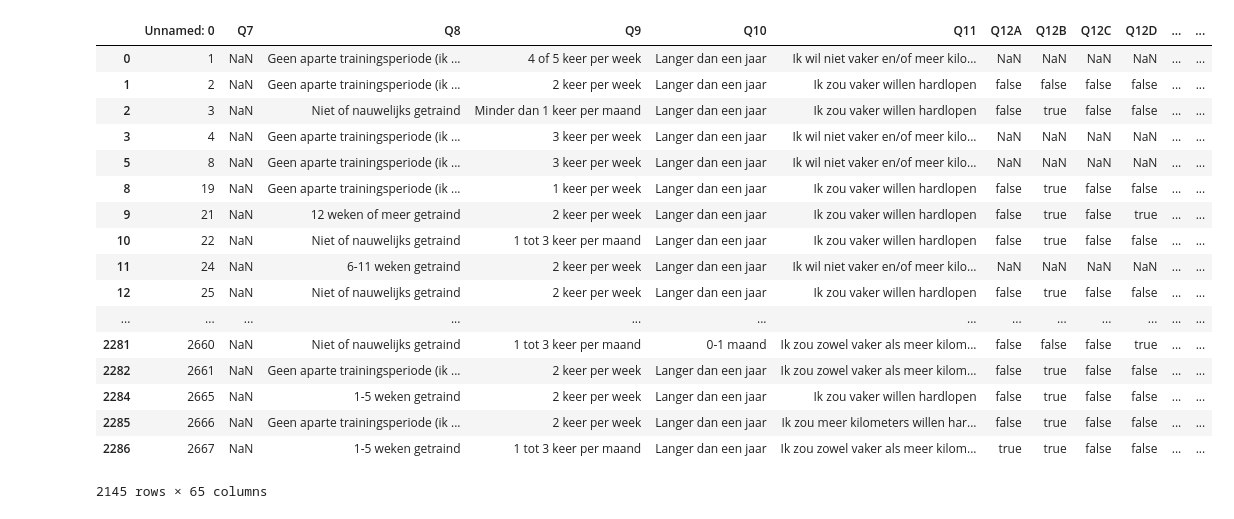
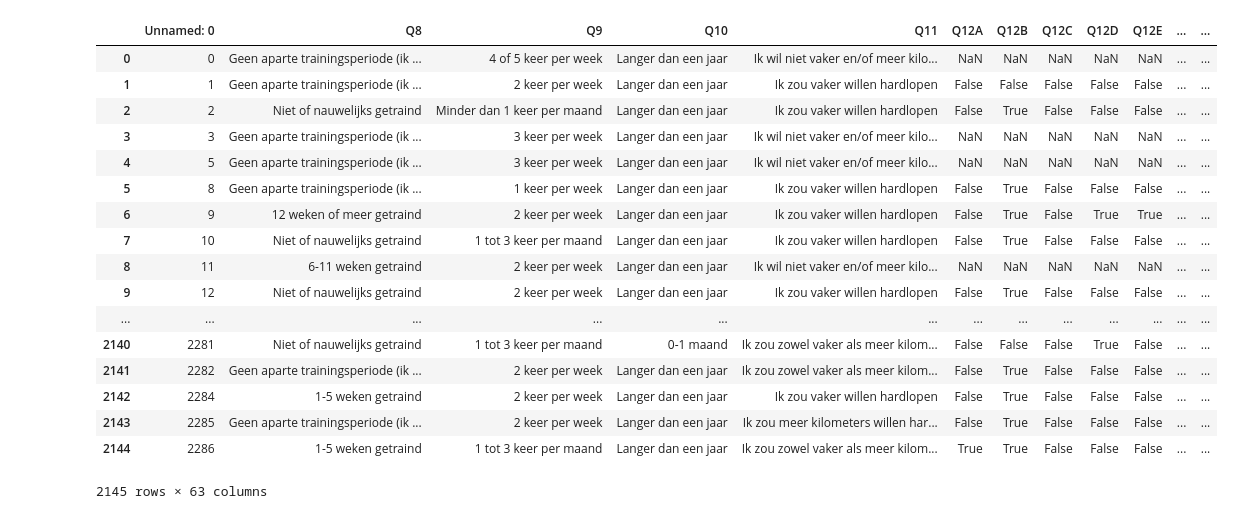
Before and after one commit to RoelvdBurght/Leren_Beslissen, a Jupyter notebook: Roos/bewerken_data.ipynb, the cells around one changed output. Cells and saved outputs as stored; diff of their text form; code cells hidden in the pictures.

```diff
--- a/Roos/bewerken_data.ipynb
+++ b/Roos/bewerken_data.ipynb
@@ -1,43 +1,39 @@
 # %%
 import pandas as pd
 import numpy as np
 
-data = pd.read_csv("relevantQs.csv", delimiter=',')
+#data = pd.read_csv("relevantQs.csv", delimiter=',')
+data = pd.read_csv("/Users/RoosRiemersma/Documents/KI/jemoer/Leren_Beslissen/Roos/relevantQs.csv", delimiter=',')
+
+clean_data = pd.read_csv("/Users/RoosRiemersma/Documents/KI/jemoer/Leren_Beslissen/Data/clean_data.csv", delimiter=',')
 
 data = data.replace(" ", np.nan)
 data.Q50 = data['Q50'].replace(",", ".")
 
 nan = [index for index, row in data.iterrows() if row.isnull().sum() > 70]
 data = data.drop(data.index[nan])
-data
 
 alt_columns = [column for column in data.columns.values if column[-3:] == 'alt']
 
 data = data.drop(alt_columns, axis=1)
 
-#data[alt_columns] = data[alt_columns].replace(np.nan, 0)
-
-#for key, value in data[alt_columns].iteritems():
-#    for item in value:
-#        if item != 0:
-#            data[alt_columns] = data[alt_columns].replace(item, 1)
-data
+clean_data
 # %% [output]
-|  | Unnamed: 0 | Q7 | Q8 | Q9 | Q10 | Q11 | Q12A | Q12B | Q12C | Q12D | ... | ... |
-| 0 | 1 | NaN | Geen aparte trainingsperiode (ik ... | 4 of 5 keer per week | Langer dan een jaar | Ik wil niet vaker en/of meer kilo... | NaN | NaN | NaN | NaN | ... | ... |
-| 1 | 2 | NaN | Geen aparte trainingsperiode (ik ... | 2 keer per week | Langer dan een jaar | Ik zou vaker willen hardlopen | false | false | false | false | ... | ... |
-| 2 | 3 | NaN | Niet of nauwelijks getraind | Minder dan 1 keer per maand | Langer dan een jaar | Ik zou vaker willen hardlopen | false | true | false | false | ... | ... |
-| 3 | 4 | NaN | Geen aparte trainingsperiode (ik ... | 3 keer per week | Langer dan een jaar | Ik wil niet vaker en/of meer kilo... | NaN | NaN | NaN | NaN | ... | ... |
-| 5 | 8 | NaN | Geen aparte trainingsperiode (ik ... | 3 keer per week | Langer dan een jaar | Ik wil niet vaker en/of meer kilo... | NaN | NaN | NaN | NaN | ... | ... |
-| 8 | 19 | NaN | Geen aparte trainingsperiode (ik ... | 1 keer per week | Langer dan een jaar | Ik zou vaker willen hardlopen | false | true | false | false | ... | ... |
-| 9 | 21 | NaN | 12 weken of meer getraind | 2 keer per week | Langer dan een jaar | Ik zou vaker willen hardlopen | false | true | false | true | ... | ... |
-| 10 | 22 | NaN | Niet of nauwelijks getraind | 1 tot 3 keer per maand | Langer dan een jaar | Ik zou vaker willen hardlopen | false | true | false | false | ... | ... |
-| 11 | 24 | NaN | 6-11 weken getraind | 2 keer per week | Langer dan een jaar | Ik wil niet vaker en/of meer kilo... | NaN | NaN | NaN | NaN | ... | ... |
-| 12 | 25 | NaN | Niet of nauwelijks getraind | 2 keer per week | Langer dan een jaar | Ik zou vaker willen hardlopen | false | true | false | false | ... | ... |
+|  | Unnamed: 0 | Q8 | Q9 | Q10 | Q11 | Q12A | Q12B | Q12C | Q12D | Q12E | ... | ... |
+| 0 | 0 | Geen aparte trainingsperiode (ik ... | 4 of 5 keer per week | Langer dan een jaar | Ik wil niet vaker en/of meer kilo... | NaN | NaN | NaN | NaN | NaN | ... | ... |
+| 1 | 1 | Geen aparte trainingsperiode (ik ... | 2 keer per week | Langer dan een jaar | Ik zou vaker willen hardlopen | False | False | False | False | False | ... | ... |
+| 2 | 2 | Niet of nauwelijks getraind | Minder dan 1 keer per maand | Langer dan een jaar | Ik zou vaker willen hardlopen | False | True | False | False | False | ... | ... |
+| 3 | 3 | Geen aparte trainingsperiode (ik ... | 3 keer per week | Langer dan een jaar | Ik wil niet vaker en/of meer kilo... | NaN | NaN | NaN | NaN | NaN | ... | ... |
+| 4 | 5 | Geen aparte trainingsperiode (ik ... | 3 keer per week | Langer dan een jaar | Ik wil niet vaker en/of meer kilo... | NaN | NaN | NaN | NaN | NaN | ... | ... |
+| 5 | 8 | Geen aparte trainingsperiode (ik ... | 1 keer per week | Langer dan een jaar | Ik zou vaker willen hardlopen | False | True | False | False | False | ... | ... |
+| 6 | 9 | 12 weken of meer getraind | 2 keer per week | Langer dan een jaar | Ik zou vaker willen hardlopen | False | True | False | True | True | ... | ... |
+| 7 | 10 | Niet of nauwelijks getraind | 1 tot 3 keer per maand | Langer dan een jaar | Ik zou vaker willen hardlopen | False | True | False | False | False | ... | ... |
+| 8 | 11 | 6-11 weken getraind | 2 keer per week | Langer dan een jaar | Ik wil niet vaker en/of meer kilo... | NaN | NaN | NaN | NaN | NaN | ... | ... |
+| 9 | 12 | Niet of nauwelijks getraind | 2 keer per week | Langer dan een jaar | Ik zou vaker willen hardlopen | False | True | False | False | False | ... | ... |
 | ... | ... | ... | ... | ... | ... | ... | ... | ... | ... | ... | ... | ... |
-| 2281 | 2660 | NaN | Niet of nauwelijks getraind | 1 tot 3 keer per maand | 0-1 maand | Ik zou zowel vaker als meer kilom... | false | false | false | true | ... | ... |
-| 2282 | 2661 | NaN | Geen aparte trainingsperiode (ik ... | 2 keer per week | Langer dan een jaar | Ik zou zowel vaker als meer kilom... | false | true | false | false | ... | ... |
-| 2284 | 2665 | NaN | 1-5 weken getraind | 2 keer per week | Langer dan een jaar | Ik zou vaker willen hardlopen | false | true | false | false | ... | ... |
-| 2285 | 2666 | NaN | Geen aparte trainingsperiode (ik ... | 2 keer per week | Langer dan een jaar | Ik zou meer kilometers willen har... | false | true | false | false | ... | ... |
-| 2286 | 2667 | NaN | 1-5 weken getraind | 1 tot 3 keer per maand | Langer dan een jaar | Ik zou zowel vaker als meer kilom... | true | true | false | false | ... | ... |
+| 2140 | 2281 | Niet of nauwelijks getraind | 1 tot 3 keer per maand | 0-1 maand | Ik zou zowel vaker als meer kilom... | False | False | False | True | False | ... | ... |
+| 2141 | 2282 | Geen aparte trainingsperiode (ik ... | 2 keer per week | Langer dan een jaar | Ik zou zowel vaker als meer kilom... | False | True | False | False | False | ... | ... |
+| 2142 | 2284 | 1-5 weken getraind | 2 keer per week | Langer dan een jaar | Ik zou vaker willen hardlopen | False | True | False | False | False | ... | ... |
+| 2143 | 2285 | Geen aparte trainingsperiode (ik ... | 2 keer per week | Langer dan een jaar | Ik zou meer kilometers willen har... | False | True | False | False | False | ... | ... |
+| 2144 | 2286 | 1-5 weken getraind | 1 tot 3 keer per maand | Langer dan een jaar | Ik zou zowel vaker als meer kilom... | True | True | False | False | False | ... | ... |
-2145 rows × 65 columns
+2145 rows × 63 columns
```
Also changed, not shown: 1 other file.
